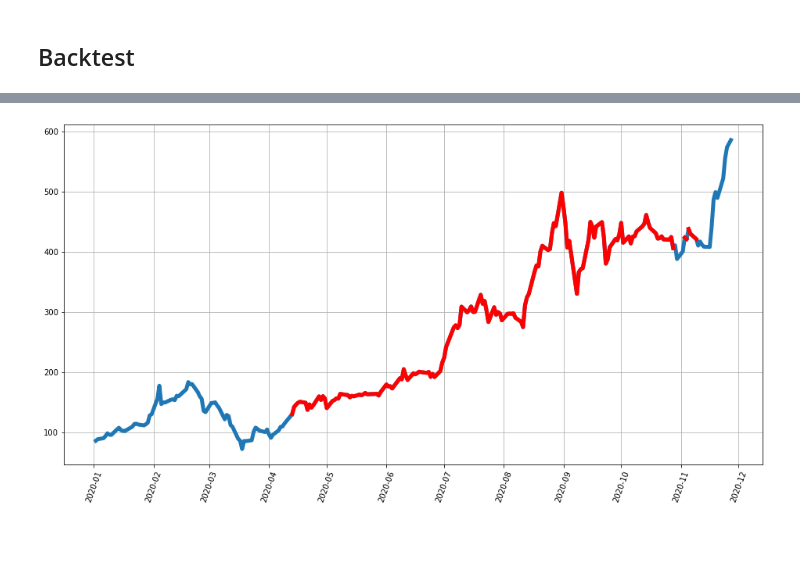
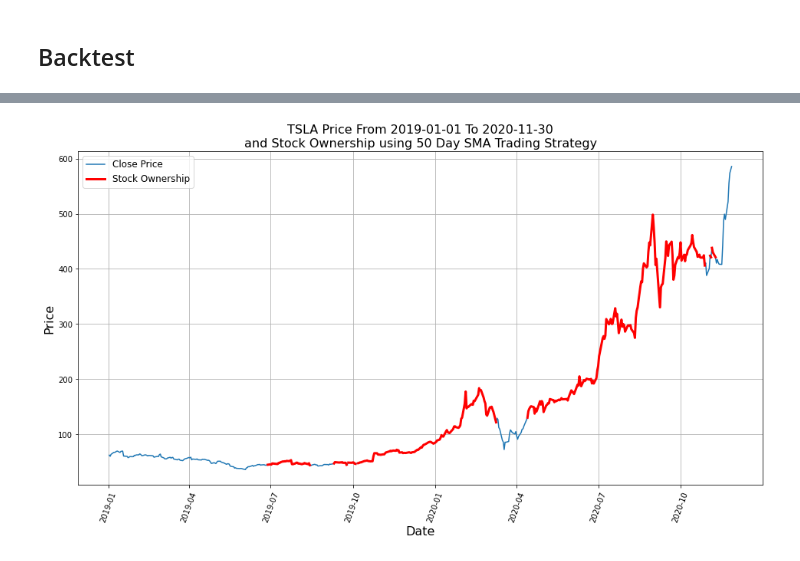
Before and after one commit to twarsop/simple-moving-average-backtest, a Jupyter notebook: sma.ipynb, the cells around one changed output, grey strips where cells are left out. Saved outputs shown, nothing was run; the diff lists cells and outputs as text; code cells hidden in the pictures.

```diff
--- a/sma.ipynb
+++ b/sma.ipynb
@@ -13,7 +13,7 @@ import math
 In the following set the variables up you would like to run the SMA backtest for (dates are of the format 'yyyy-mm-dd' and the window size is in days):
 # %%
 ticker_symbol = 'TSLA'
-start_date = '2020-01-01'
+start_date = '2019-01-01'
 end_date = '2020-11-30'
 sma_window_size = 50
 # %% [markdown]
@@ -123,14 +138,20 @@ plt.show()
 # %%
 plt.figure(figsize=(16,8))
 plt.plot(hist.index, hist['Close'])
 
 for i, row in backtest.iterrows():
     hist_slice = hist.loc[hist.index >= row['BuyDate']]
     hist_slice = hist_slice.loc[hist_slice.index <= row['SellDate']]
     plt.plot(hist_slice.index, hist_slice['Close'], 'r', linewidth=3)
 
+plt.title('{0} Price From {1} To {2}\nand Stock Ownership using {3} Day SMA Trading Strategy'.format(\
+      ticker_symbol, start_date, end_date, sma_window_size), fontsize=16)
+plt.xlabel('Date', fontsize=16)
+plt.ylabel('Price', fontsize=16)
+plt.legend(['Close Price', 'Stock Ownership'], loc='upper left', fontsize=12)
+
 plt.xticks(rotation=70)
 plt.grid()
 plt.show()
 # %% [output]
-[figure, old version]
+[figure, new version]
```
Also changed, not shown: parts of 4 cells of this notebook.
